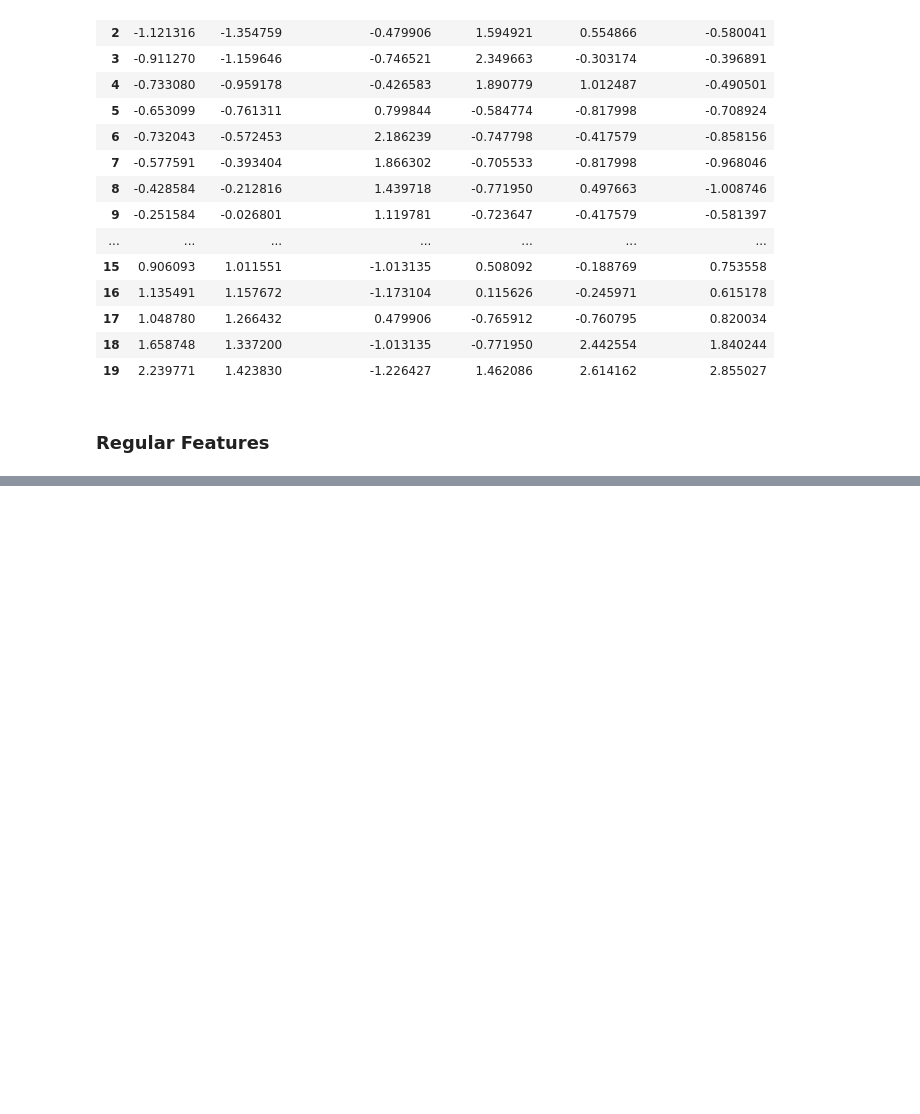
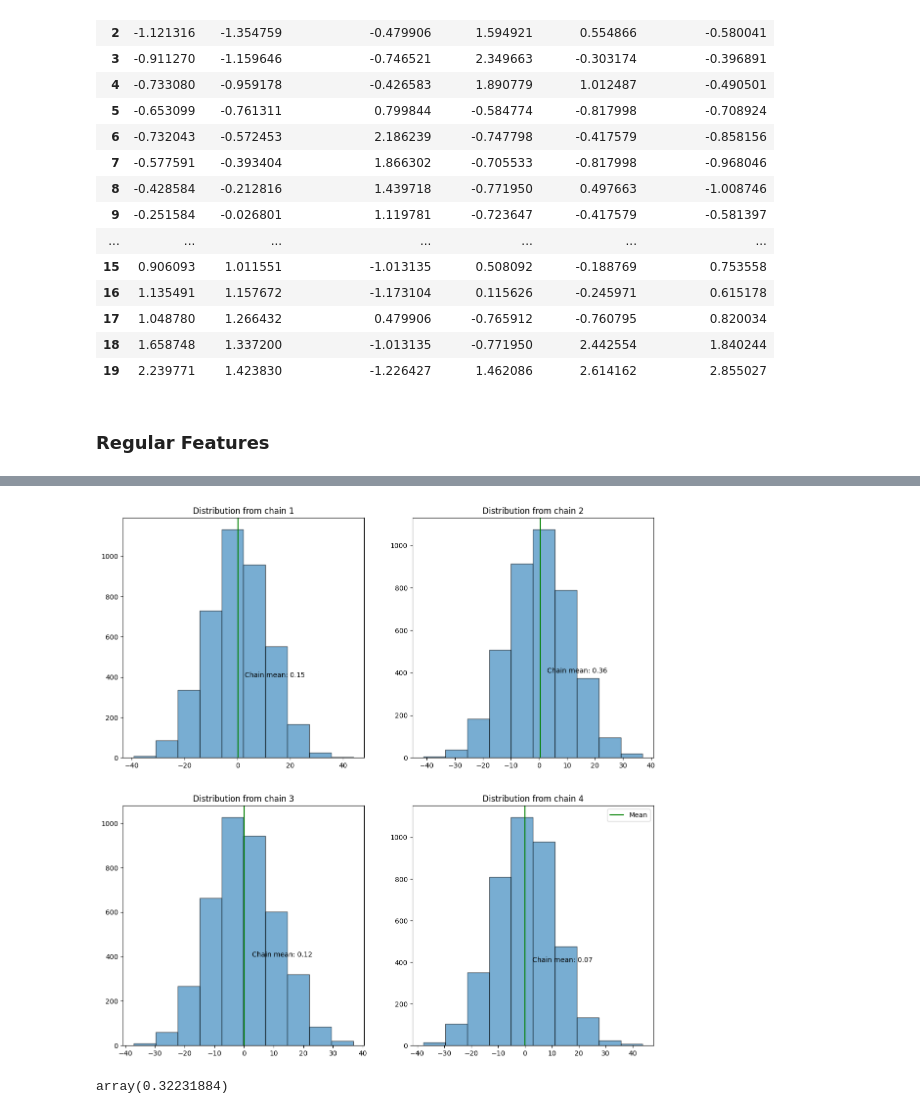
Before and after one commit to njd87/statarchive, a Jupyter notebook: christmas/Model.ipynb, the cells around one changed output, grey strips where cells are left out. Drawn from its saved outputs; the diff is of its cells as text; code cells hidden in the pictures; blank space fills up the shorter version.

```diff
--- a/christmas/Model.ipynb
+++ b/christmas/Model.ipynb
@@ -233,0 +248,21 @@ TypeError: The variable `gdp_o` must be a `SharedVariable` (created through `pm.
+# %%
+chains = [posterior.posterior_predictive.res[i][:, 0] for i in range(4)]
+# %%
+# plot all 4 chain distributions
+
+fig, ax = plt.subplots(2, 2, figsize=(14, 14))
+
+for i in range(4):
+    ax[i // 2][i % 2].hist(chains[i], edgecolor='black', alpha=0.6)
+    ax[i // 2][i % 2].set_title(f'Distribution from chain {i + 1}')
+    ax[i // 2][i % 2].axvline(chains[i].mean(), c='g', label='Mean')
+    ax[i // 2][i % 2].text(2.8, 400, f'Chain mean: {chains[i].mean().values:.2f}')
+
+plt.legend()
+plt.show()
+# %% [output]
+[figure, added]
+# %%
+chains[0].std().values
+# %% [output]
+array(0.32231884)
```
Also changed, not shown: parts of 23 cells of this notebook.
